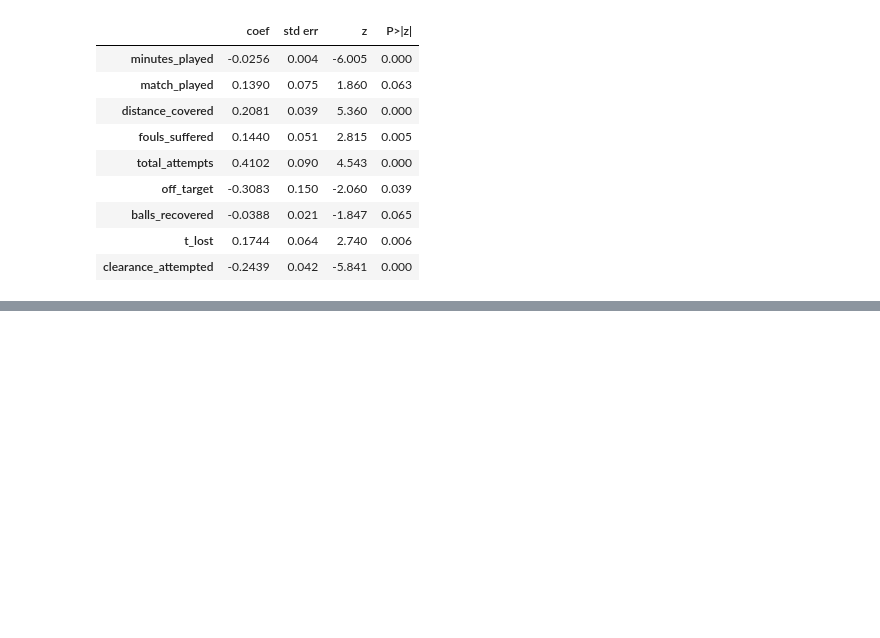
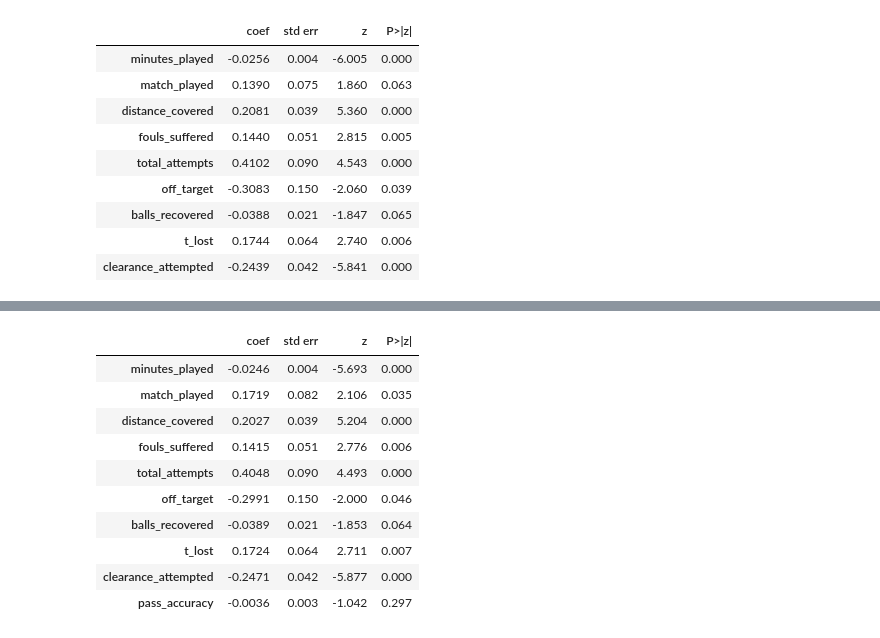
Before and after one commit to Kyle4646/CSE2600_finalproject, a Jupyter notebook: featureselect.ipynb, the cells around one changed output, grey strips where cells are left out. Saved outputs shown, nothing was run; the diff lists cells and outputs as text; code cells hidden in the pictures; blank space fills up the shorter version.

```diff
--- a/featureselect.ipynb
+++ b/featureselect.ipynb
@@ -1379,0 +1397,19 @@ summarize(results)
+# %%
+# 1. Remove any old versions if they exist
+cols_to_drop = [c for c in new_mega_UCL.columns if c.startswith('pass_accuracy')]
+new_mega_UCL = new_mega_UCL.drop(columns=cols_to_drop, errors='ignore')
+
+# 2. Extract pass_accuracy from distribution dataset
+distribution_passacc = distribution_UCL[['player_name', 'club', 'pass_accuracy']]
+
+# 3. Merge
+new_mega_UCL = new_mega_UCL.merge(
+    distribution_passacc,
+    on=['player_name', 'club'],
+    how='left'
+)
+
+# 4. Fill missing with 0
+new_mega_UCL['pass_accuracy'] = new_mega_UCL['pass_accuracy'].fillna(0)
+
+new_mega_UCL #merges pass accuracy
@@ -1379,0 +1444,23 @@ summarize(results)
+# %%
+# Predictors
+X_UCL_key = new_mega_UCL.drop(columns=['player_name', 'club', 'position', 'position_binary'])
+X_UCL_key = X_UCL_key.apply(pd.to_numeric, errors='coerce').fillna(0)
+
+# Target
+Y_UCL_key = new_mega_UCL['position_binary'].astype(int)
+
+glm = sm.GLM(Y_UCL_key, X_UCL_key, family=sm.families.Binomial())
+results = glm.fit()
+summarize(results)
+# %% [output]
+|  | coef | std err | z | P>|z| |
+| minutes_played | -0.0246 | 0.004 | -5.693 | 0.000 |
+| match_played | 0.1719 | 0.082 | 2.106 | 0.035 |
+| distance_covered | 0.2027 | 0.039 | 5.204 | 0.000 |
+| fouls_suffered | 0.1415 | 0.051 | 2.776 | 0.006 |
+| total_attempts | 0.4048 | 0.090 | 4.493 | 0.000 |
+| off_target | -0.2991 | 0.150 | -2.000 | 0.046 |
+| balls_recovered | -0.0389 | 0.021 | -1.853 | 0.064 |
+| t_lost | 0.1724 | 0.064 | 2.711 | 0.007 |
+| clearance_attempted | -0.2471 | 0.042 | -5.877 | 0.000 |
+| pass_accuracy | -0.0036 | 0.003 | -1.042 | 0.297 |
```
Also changed, not shown: parts of 28 cells of this notebook.
